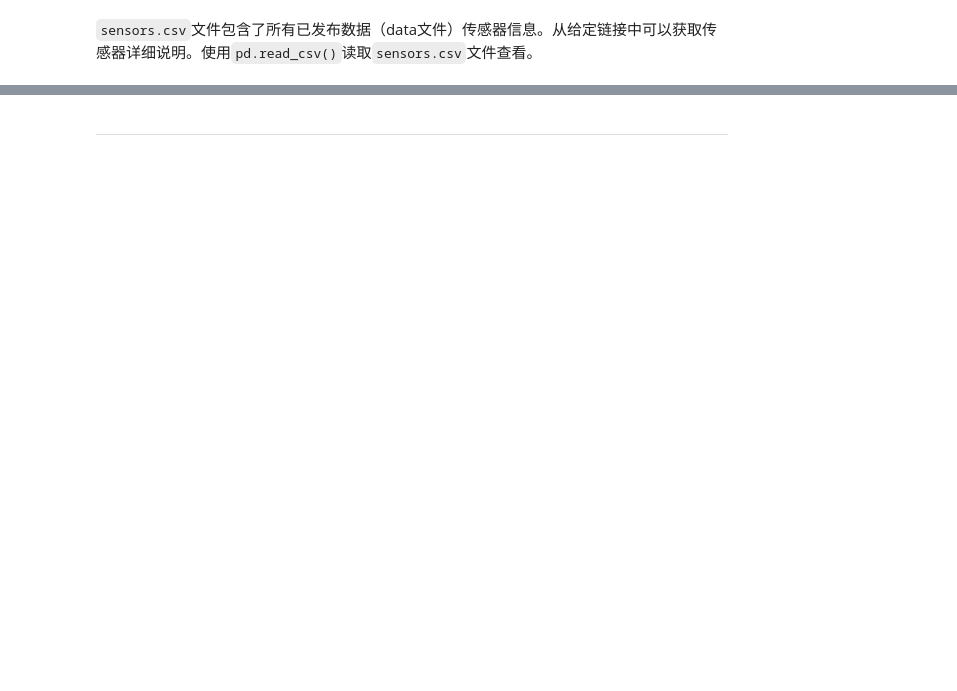
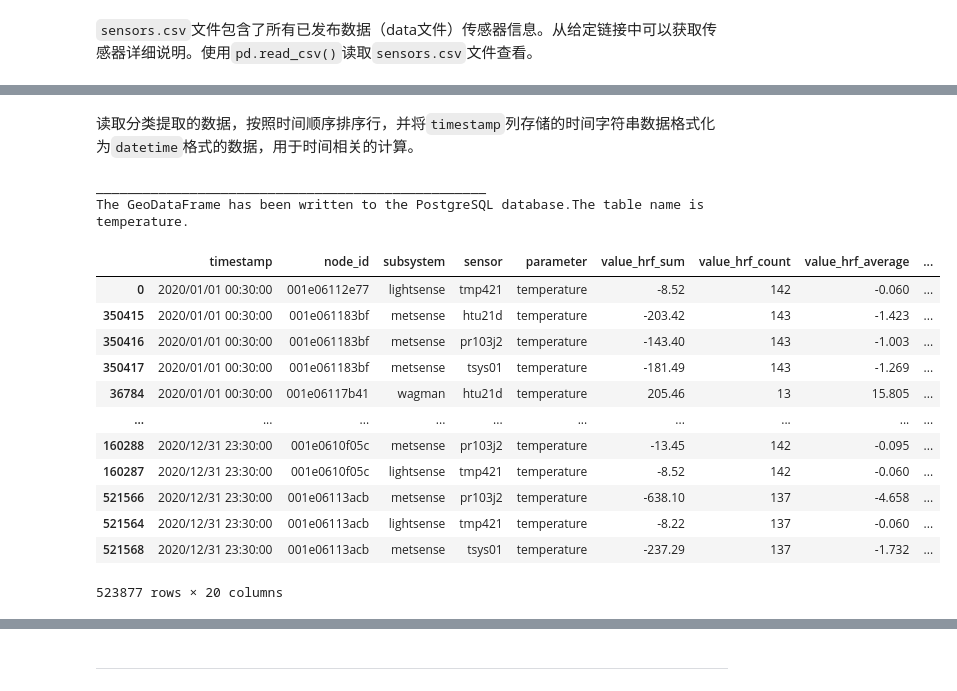
Before and after one commit to richieBao/USDA_CH_final, a Jupyter notebook: USDA/notebook/2.7.1 城市环境传感器AoT数据预处理.ipynb, the cells around one changed output, grey strips where cells are left out. Cells and saved outputs as stored; diff of their text form; code cells hidden in the pictures; blank space fills up the shorter version.

```diff
--- a/USDA/notebook/2.7.1 城市环境传感器AoT数据预处理.ipynb
+++ b/USDA/notebook/2.7.1 城市环境传感器AoT数据预处理.ipynb
@@ -222,0 +741,26 @@ def AoT_nodes2gdf(nodes_fn,epsg=4326):
+# %%
+from collections import OrderedDict
+from util_misc import AttrDict
+__C=AttrDict()
+args=__C
+
+# 配置参数
+__C.period='1h' # Rows condense over this amt of time. Type an int followed by 's','m','h',or 'd' (e.g. '-t 30m').
+__C.path=cfg['AoT']['AoT_path']  # 待处理的AoT数据根目录
+__C.printLines=True # 是否打印计算进度，行信息
+__C.lines=1000 # 打印计算进度时，多少行更新一次信息
+__C.beginMinMaxCalcs=1000 # if there are more than *beginMinMaxCalcs* values in the averaging period, add min and max to output file
+
+# 默认参数（自动更新）
+__C.extraction=AttrDict()
+__C.extraction.inputFile=''
+__C.extraction.outputFile=''
+__C.extraction.fieldNames=[]
+__C.extraction.outputDict=OrderedDict()
+__C.extraction.period=0
+__C.extraction.minmax=False
+__C.extraction.dirPath=''
+__C.extraction.subDir=''
+__C.extraction.hrfTitle=''
+__C.extraction.fileName=''
+print(args)
@@ -222,0 +1175,5 @@ def AoT_nodes2gdf(nodes_fn,epsg=4326):
+# %%
+aot_data_processed_fp="D:\AoT\AoT_slice_reduced_data_3600\data.csv"
+category_set=total_sample_length_csv(aot_data_processed_fp,chunksize=10**6,category='parameter')
+print("-"*50)
+print(category_set)
@@ -222,0 +1353,27 @@ def AoT_nodes2gdf(nodes_fn,epsg=4326):
+# %% [markdown]
+读取分类提取的数据，按照时间顺序排序行，并将`timestamp`列存储的时间字符串数据格式化为`datetime`格式的数据，用于时间相关的计算。
+# %%
+import geopandas as gpd
+from datetime import datetime
+
+aot_temperature_gdf=gpd.read_file(r"D:\AoT\AoT_slice_reduced_data_3600_category\temperature.gpkg")
+aot_temperature_gdf.sort_values(by=["timestamp"],inplace=True)
+aot_temperature_gdf["ts"]=aot_temperature_gdf.timestamp.apply(lambda row:datetime.strptime(row,'%Y/%m/%d %H:%M:%S'))
+gpd2postSQL(aot_temperature_gdf,table_name="temperature",myusername=UN,mypassword=PW,mydatabase=DB)
+aot_temperature_gdf
+# %% [output]
+__________________________________________________
+The GeoDataFrame has been written to the PostgreSQL database.The table name is temperature.
+|  | timestamp | node_id | subsystem | sensor | parameter | value_hrf_sum | value_hrf_count | value_hrf_average | ... |
+| 0 | 2020/01/01 00:30:00 | 001e06112e77 | lightsense | tmp421 | temperature | -8.52 | 142 | -0.060 | ... |
+| 350415 | 2020/01/01 00:30:00 | 001e061183bf | metsense | htu21d | temperature | -203.42 | 143 | -1.423 | ... |
+| 350416 | 2020/01/01 00:30:00 | 001e061183bf | metsense | pr103j2 | temperature | -143.40 | 143 | -1.003 | ... |
+| 350417 | 2020/01/01 00:30:00 | 001e061183bf | metsense | tsys01 | temperature | -181.49 | 143 | -1.269 | ... |
+| 36784 | 2020/01/01 00:30:00 | 001e06117b41 | wagman | htu21d | temperature | 205.46 | 13 | 15.805 | ... |
+| ... | ... | ... | ... | ... | ... | ... | ... | ... | ... |
+| 160288 | 2020/12/31 23:30:00 | 001e0610f05c | metsense | pr103j2 | temperature | -13.45 | 142 | -0.095 | ... |
+| 160287 | 2020/12/31 23:30:00 | 001e0610f05c | lightsense | tmp421 | temperature | -8.52 | 142 | -0.060 | ... |
+| 521566 | 2020/12/31 23:30:00 | 001e06113acb | metsense | pr103j2 | temperature | -638.10 | 137 | -4.658 | ... |
+| 521564 | 2020/12/31 23:30:00 | 001e06113acb | lightsense | tmp421 | temperature | -8.22 | 137 | -0.060 | ... |
+| 521568 | 2020/12/31 23:30:00 | 001e06113acb | metsense | tsys01 | temperature | -237.29 | 137 | -1.732 | ... |
+523877 rows × 20 columns
```
Also changed, not shown: parts of 45 cells of this notebook, 16 other files.
